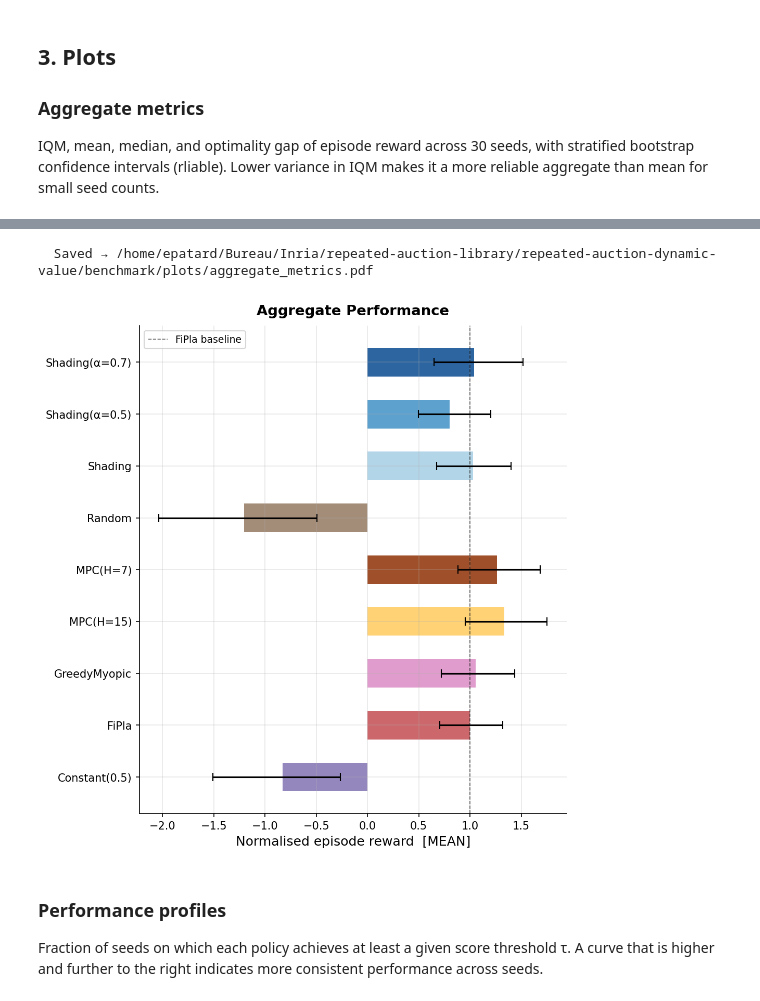
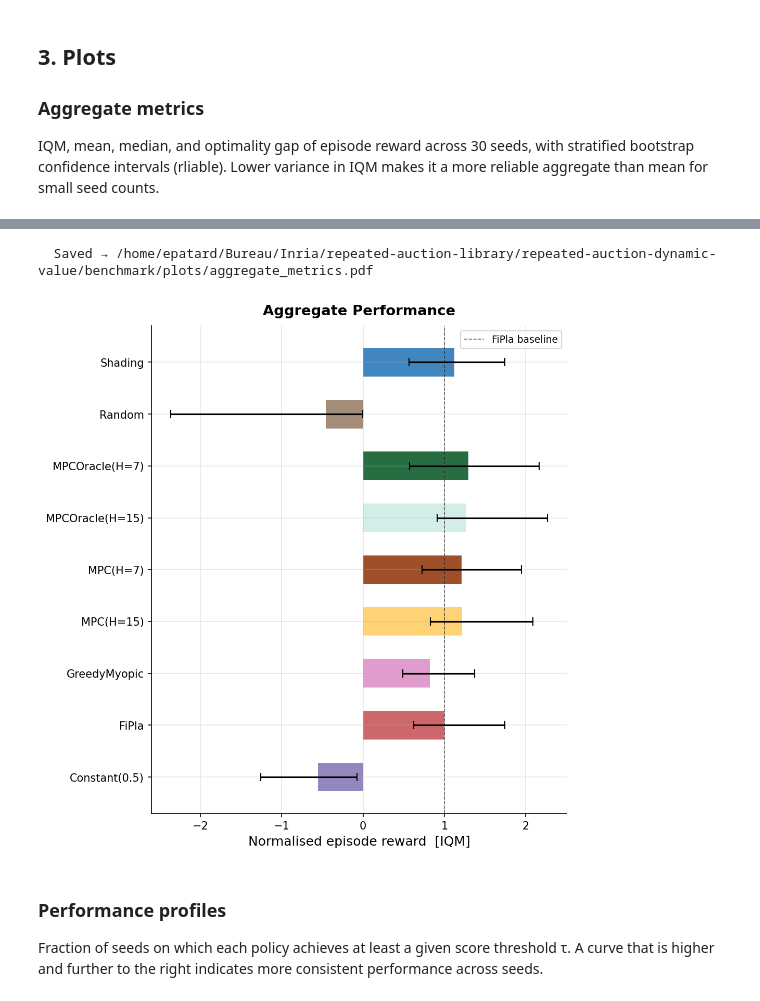
Before and after one commit to eugeniepatard/dynamauction, a Jupyter notebook: benchmark/benchmark_results.ipynb, the cells around one changed output, grey strips where cells are left out. Cells and saved outputs as stored; diff of their text form; code cells hidden in the pictures.

```diff
--- a/benchmark/benchmark_results.ipynb
+++ b/benchmark/benchmark_results.ipynb
@@ -29,5 +29,5 @@ Then run the evaluation (add `--sim-policies mpc` to include MPC, which takes a
 Load the saved per-step CSV and build the score matrix (total episode reward per policy per seed) used by rliable.
 # %%
 scenario_id = "survival-second-price-exponential"
-date_time = "2026-04-28_11-25-46"
-df_1 = pd.read_csv(f"benchmark_results/{scenario_id}_{date_time}.csv")
+date_time = "2026-04-28_16-14-27"
+final_df = pd.read_csv(f"benchmark_results/{scenario_id}_{date_time}.csv")
@@ -53,3 +33,0 @@ df_2
-# %%
-final_df = pd.concat([df_1, df_2[(df_2["policy"] == "Shading(α=0.7)") | (df_2["policy"] == "Shading(α=0.5)") ]], ignore_index=True)
-final_df
@@ -89,8 +60,8 @@ IQM, mean, median, and optimality gap of episode reward across 30 seeds, with st
 # %%
-_ = plots.plot_aggregate_metrics(scores, metric="mean")
+_ = plots.plot_aggregate_metrics(scores, metric="iqm")
 # %% [output]
   Saved → /home/epatard/Bureau/Inria/repeated-auction-library/repeated-auction-dynamic-value/benchmark/plots/aggregate_metrics.pdf
-[figure, old version]
+[figure, new version]
 # %% [markdown]
 ### Performance profiles
 
```
Also changed, not shown: parts of 7 cells of this notebook, 16 other files.
